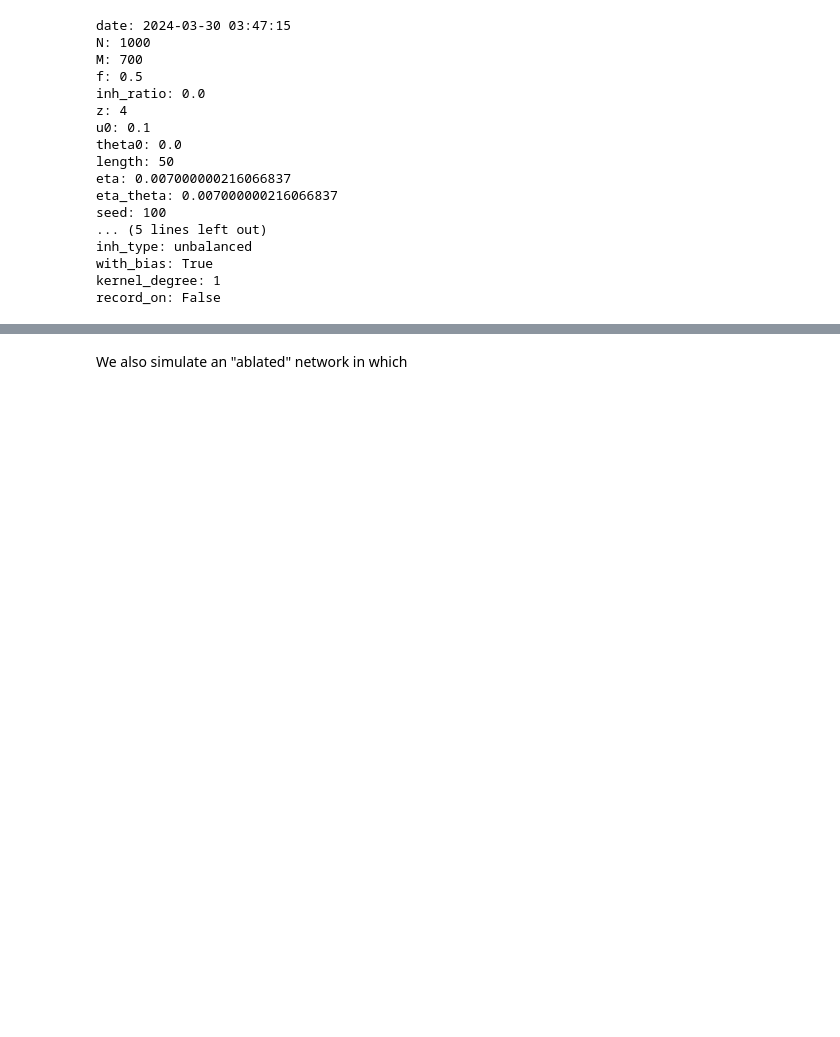
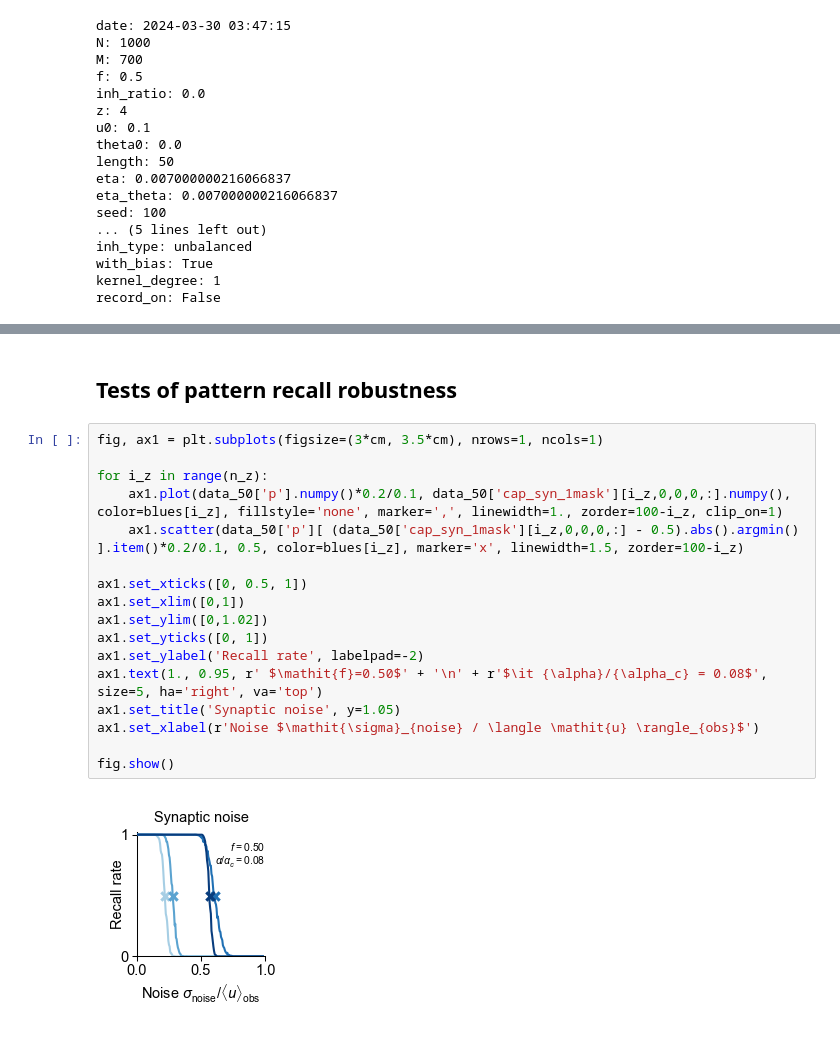
Before and after one commit to geoiat/2f-syn-con, a Jupyter notebook: figure_2.ipynb, the cells around one changed output, grey strips where cells are left out. Cells and saved outputs as stored; diff of their text form; blank space fills up the shorter version.

```diff
--- a/figure_2.ipynb
+++ b/figure_2.ipynb
@@ -410,2 +321,21 @@ fig.show()
-# %% [markdown]
-We also simulate an "ablated" network in which
+# %% [markdown]
+## Tests of pattern recall robustness
+# %%
+fig, ax1 = plt.subplots(figsize=(3*cm, 3.5*cm), nrows=1, ncols=1)
+
+for i_z in range(n_z):
+    ax1.plot(data_50['p'].numpy()*0.2/0.1, data_50['cap_syn_1mask'][i_z,0,0,0,:].numpy(), color=blues[i_z], fillstyle='none', marker=',', linewidth=1., zorder=100-i_z, clip_on=1)
+    ax1.scatter(data_50['p'][ (data_50['cap_syn_1mask'][i_z,0,0,0,:] - 0.5).abs().argmin() ].item()*0.2/0.1, 0.5, color=blues[i_z], marker='x', linewidth=1.5, zorder=100-i_z)
+
+ax1.set_xticks([0, 0.5, 1])
+ax1.set_xlim([0,1])
+ax1.set_ylim([0,1.02])
+ax1.set_yticks([0, 1])
+ax1.set_ylabel('Recall rate', labelpad=-2)
+ax1.text(1., 0.95, r' $\mathit{f}=0.50$' + '\n' + r'$\it {\alpha}/{\alpha_c} = 0.08$', size=5, ha='right', va='top')
+ax1.set_title('Synaptic noise', y=1.05)
+ax1.set_xlabel(r'Noise $\mathit{\sigma}_{noise} / \langle \mathit{u} \rangle_{obs}$')
+
+fig.show()
+# %% [output]
+[figure, added]
```
Also changed, not shown: parts of 23 cells of this notebook.
